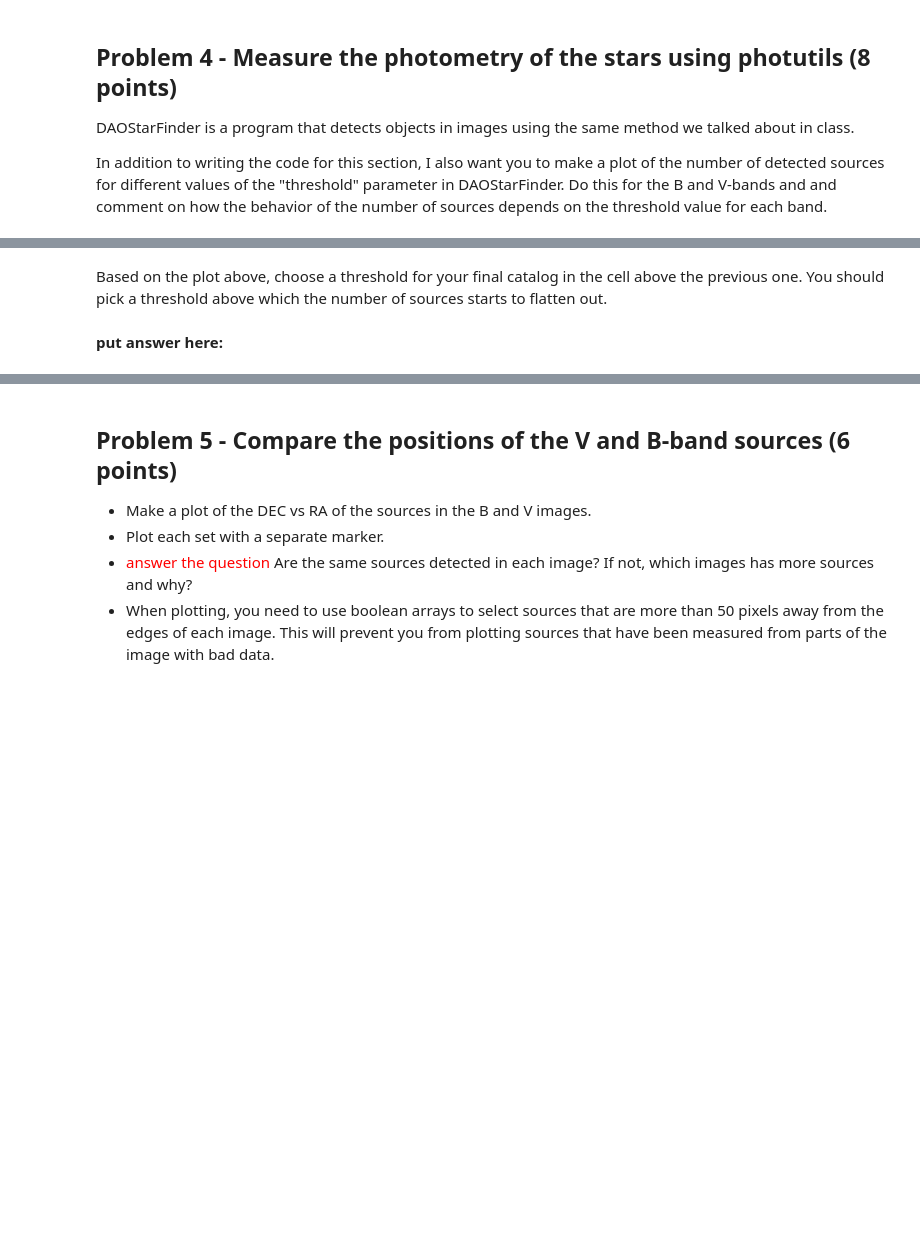
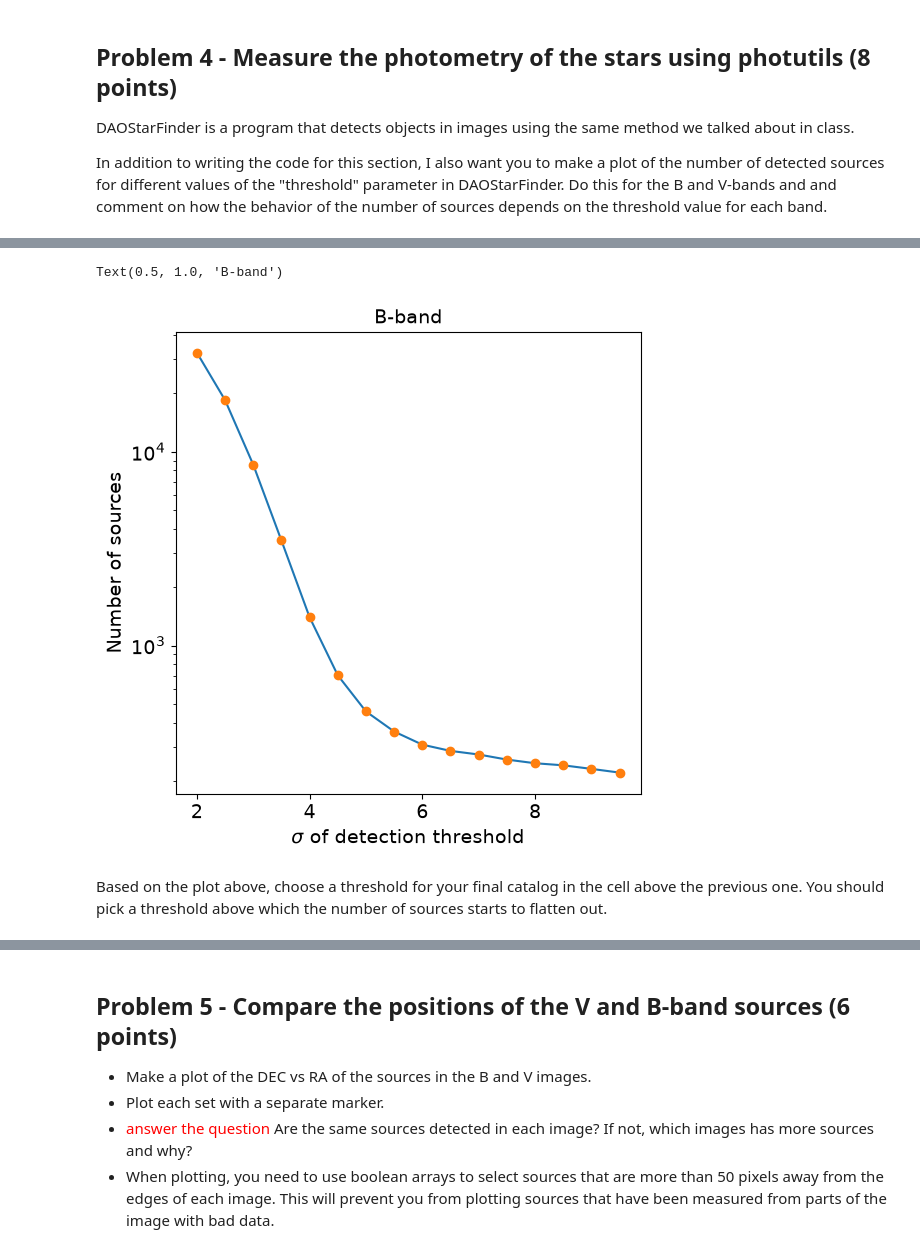
Before and after one commit to Dhwani0915/Reductionproject_student, a Jupyter notebook: cluster_photometry_student.ipynb, the cells around one changed output, grey strips where cells are left out. Saved outputs shown, nothing was run; the diff lists cells and outputs as text; code cells hidden in the pictures; blank space fills up the shorter version.

```diff
--- a/cluster_photometry_student.ipynb
+++ b/cluster_photometry_student.ipynb
@@ -450,30 +457,37 @@ apertures.plot(color='blue', lw=1.5, alpha=0.5);
 # %%
 #This makes a plot of the number of sources for different detection thresholds for the B-band
 #set up an array of thresholds
 thresharr = np.arange(2.,10.,0.5)
 
 #initialize an array that will hold the number of sources that are detected at each threshold
 nsources_b = np.zeros(len(thresharr))
 
 #loop through the thresholds to find how many sources are detected at each threshold
+
+
+
 #************
 #put in the appropriate FWHM you computed for this image earlier.
+
+#since i had issues with problem 3 i took a value using somebody elses fwhm so i could atleast get this problem done and not have it left incomplete cause of me messing it up.
+
 for ithresh,thresh in enumerate(thresharr):
-    daofind = DAOStarFinder(fwhm=, threshold=thresh*std_b)
+    daofind = DAOStarFinder(fwhm=4.56, threshold=thresh*std_b)
     sources_btmp = daofind(data_b - median_b)
     nsources_b[ithresh] = len(sources_btmp)
 
 #plot the number of sources at each threshold
 fig,ax = plt.subplots(figsize=(6,6))
 ax.plot(thresharr,nsources_b)
 ax.plot(thresharr,nsources_b, 'o')
 ax.set_yscale('log')
 ax.set_ylabel('Number of sources', fontsize=14)
 ax.set_xlabel(r'$\sigma$ of detection threshold', fontsize=14)
 ax.tick_params(axis='x', labelsize=14)
 ax.tick_params(axis='y', labelsize=14)
 ax.set_title('B-band', fontsize=14)
+# %% [output]
+Text(0.5, 1.0, 'B-band')
+[figure, added]
 # %% [markdown]
 Based on the plot above, choose a threshold for your final catalog in the cell above the previous one.  You should pick a threshold above which the number of sources starts to flatten out.
-# %% [markdown]
-**put answer here:**
```
Also changed, not shown: parts of 15 cells of this notebook.
